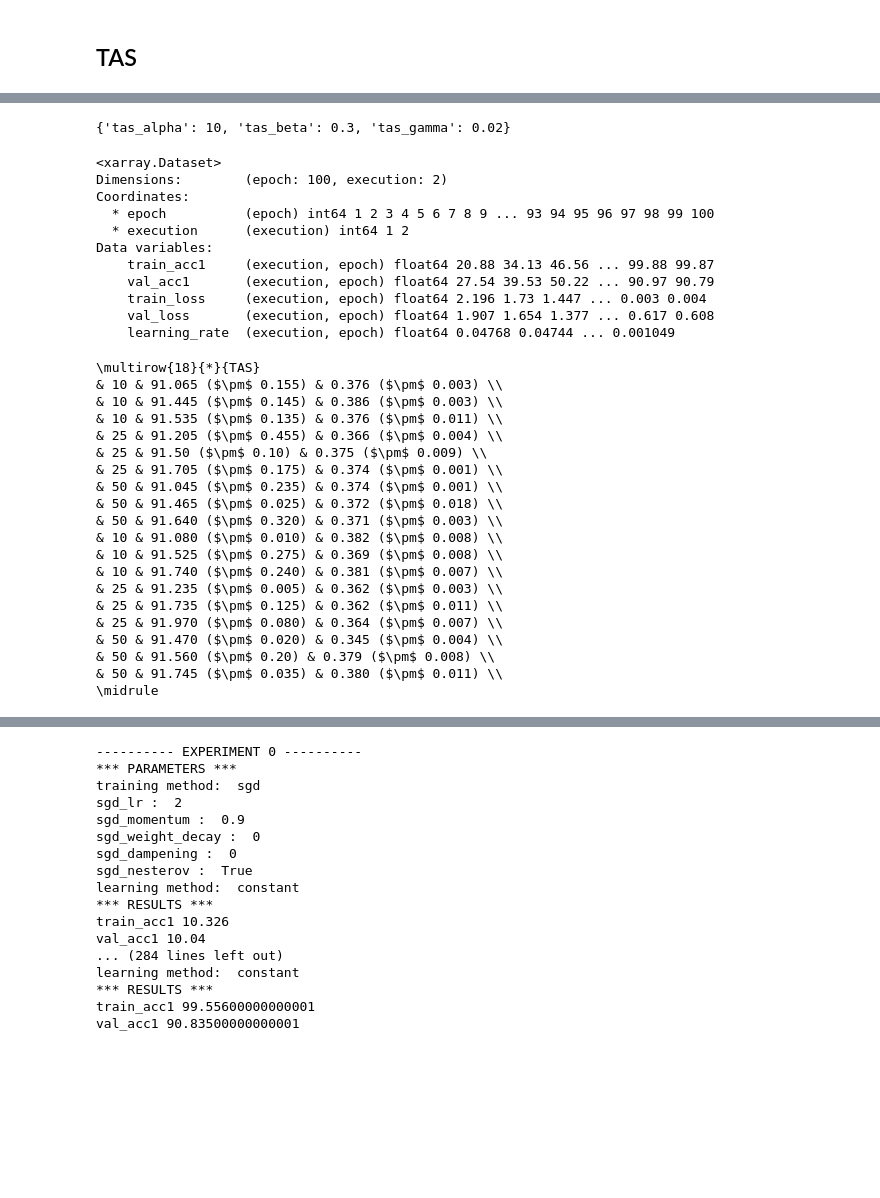
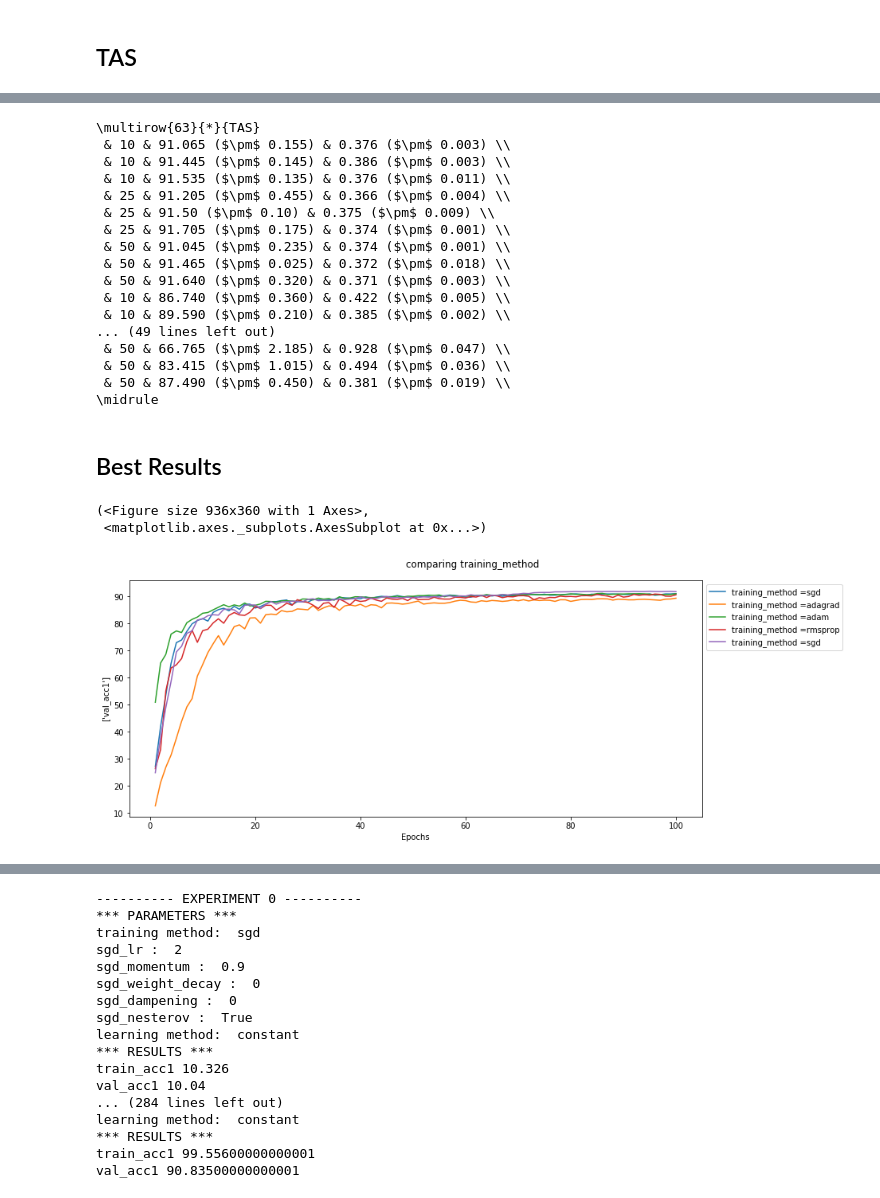
Before and after one commit to pedro-dreyer/masters_code, a Jupyter notebook: notebooks/experiment_analyser.ipynb, the cells around one changed output, grey strips where cells are left out. Cells and saved outputs as stored; diff of their text form; code cells hidden in the pictures; blank space fills up the shorter version.

```diff
--- a/notebooks/experiment_analyser.ipynb
+++ b/notebooks/experiment_analyser.ipynb
@@ -287,22 +296,6 @@ for name,experiment in zip(names_list, experiment_list):
  & 50 & 0.5 & 91.56 ($\pm$ 0.20) & 0.38 ($\pm$ 0.01) \\
  & 50 & 0.7 & 91.74 ($\pm$ 0.04) & 0.38 ($\pm$ 0.01) \\
 \midrule
-# %%
-print(tas_experiments.list[9].learning_method_parameters)
-tas_experiments.list[9].results_ds
-# %% [output]
-{'tas_alpha': 10, 'tas_beta': 0.3, 'tas_gamma': 0.02}
-<xarray.Dataset>
-Dimensions:        (epoch: 100, execution: 2)
-Coordinates:
-  * epoch          (epoch) int64 1 2 3 4 5 6 7 8 9 ... 93 94 95 96 97 98 99 100
-  * execution      (execution) int64 1 2
-Data variables:
-    train_acc1     (execution, epoch) float64 20.88 34.13 46.56 ... 99.88 99.87
-    val_acc1       (execution, epoch) float64 27.54 39.53 50.22 ... 90.97 90.79
-    train_loss     (execution, epoch) float64 2.196 1.73 1.447 ... 0.003 0.004
-    val_loss       (execution, epoch) float64 1.907 1.654 1.377 ... 0.617 0.608
-    learning_rate  (execution, epoch) float64 0.04768 0.04744 ... 0.001049
 # %%
 experiment_list = [tas_experiments]
 names_list = ['TAS']
@@ -311,29 +304,47 @@ names_list = ['TAS']
 for name,experiment in zip(names_list, experiment_list):
 
 
-    print(experiment.make_latex_table(parameter='tas_alpha',
+    print(experiment.make_latex_table(parameter_list=['tas_alpha'],
                                       result_list=['val_acc1', 'val_loss'],
                                       result_type_list=['max_mean', 'min_mean'],
                                       name=name,
                                       precision=3))
 # %% [output]
-\multirow{18}{*}{TAS}
-& 10 & 91.065 ($\pm$ 0.155) & 0.376 ($\pm$ 0.003) \\
-& 10 & 91.445 ($\pm$ 0.145) & 0.386 ($\pm$ 0.003) \\
-& 10 & 91.535 ($\pm$ 0.135) & 0.376 ($\pm$ 0.011) \\
-& 25 & 91.205 ($\pm$ 0.455) & 0.366 ($\pm$ 0.004) \\
-& 25 & 91.50 ($\pm$ 0.10) & 0.375 ($\pm$ 0.009) \\
-& 25 & 91.705 ($\pm$ 0.175) & 0.374 ($\pm$ 0.001) \\
-& 50 & 91.045 ($\pm$ 0.235) & 0.374 ($\pm$ 0.001) \\
-& 50 & 91.465 ($\pm$ 0.025) & 0.372 ($\pm$ 0.018) \\
-& 50 & 91.640 ($\pm$ 0.320) & 0.371 ($\pm$ 0.003) \\
-& 10 & 91.080 ($\pm$ 0.010) & 0.382 ($\pm$ 0.008) \\
-& 10 & 91.525 ($\pm$ 0.275) & 0.369 ($\pm$ 0.008) \\
-& 10 & 91.740 ($\pm$ 0.240) & 0.381 ($\pm$ 0.007) \\
-& 25 & 91.235 ($\pm$ 0.005) & 0.362 ($\pm$ 0.003) \\
-& 25 & 91.735 ($\pm$ 0.125) & 0.362 ($\pm$ 0.011) \\
-& 25 & 91.970 ($\pm$ 0.080) & 0.364 ($\pm$ 0.007) \\
-& 50 & 91.470 ($\pm$ 0.020) & 0.345 ($\pm$ 0.004) \\
-& 50 & 91.560 ($\pm$ 0.20) & 0.379 ($\pm$ 0.008) \\
-& 50 & 91.745 ($\pm$ 0.035) & 0.380 ($\pm$ 0.011) \\
+\multirow{63}{*}{TAS}
+ & 10 & 91.065 ($\pm$ 0.155) & 0.376 ($\pm$ 0.003) \\
+ & 10 & 91.445 ($\pm$ 0.145) & 0.386 ($\pm$ 0.003) \\
+ & 10 & 91.535 ($\pm$ 0.135) & 0.376 ($\pm$ 0.011) \\
+ & 25 & 91.205 ($\pm$ 0.455) & 0.366 ($\pm$ 0.004) \\
+ & 25 & 91.50 ($\pm$ 0.10) & 0.375 ($\pm$ 0.009) \\
+ & 25 & 91.705 ($\pm$ 0.175) & 0.374 ($\pm$ 0.001) \\
+ & 50 & 91.045 ($\pm$ 0.235) & 0.374 ($\pm$ 0.001) \\
+ & 50 & 91.465 ($\pm$ 0.025) & 0.372 ($\pm$ 0.018) \\
+ & 50 & 91.640 ($\pm$ 0.320) & 0.371 ($\pm$ 0.003) \\
+ & 10 & 86.740 ($\pm$ 0.360) & 0.422 ($\pm$ 0.005) \\
+ & 10 & 89.590 ($\pm$ 0.210) & 0.385 ($\pm$ 0.002) \\
+... (49 lines left out)
+ & 50 & 66.765 ($\pm$ 2.185) & 0.928 ($\pm$ 0.047) \\
+ & 50 & 83.415 ($\pm$ 1.015) & 0.494 ($\pm$ 0.036) \\
+ & 50 & 87.490 ($\pm$ 0.450) & 0.381 ($\pm$ 0.019) \\
 \midrule
+# %% [markdown]
+## Best Results
+# %%
+sgd_experiments.sort_by_results('val_acc1', 'max_mean', reverse=True)
+adagrad_experiments.sort_by_results('val_acc1', 'max_mean', reverse=True)
+adam_experiments.sort_by_results('val_acc1', 'max_mean', reverse=True)
+rmsprop_experiments.sort_by_results('val_acc1', 'max_mean', reverse=True)
+tas_100.sort_by_results('val_acc1', 'max_mean', reverse=True)
+
+best_list = [sgd_experiments.list[0],
+             adagrad_experiments.list[0],
+             adam_experiments.list[0],
+             rmsprop_experiments.list[0],
+             tas_100.list[0]]
+# %%
+best_experiments = FullExperiment(experiment_list=best_list)
+best_experiments.plot_compare_graph(parameters_to_compare=['training_method'], result_to_compare=['val_acc1'])
+# %% [output]
+(<Figure size 936x360 with 1 Axes>,
+ <matplotlib.axes._subplots.AxesSubplot at 0x...>)
+[figure, added]
```
Also changed, not shown: parts of 12 cells of this notebook, 4 other files.
